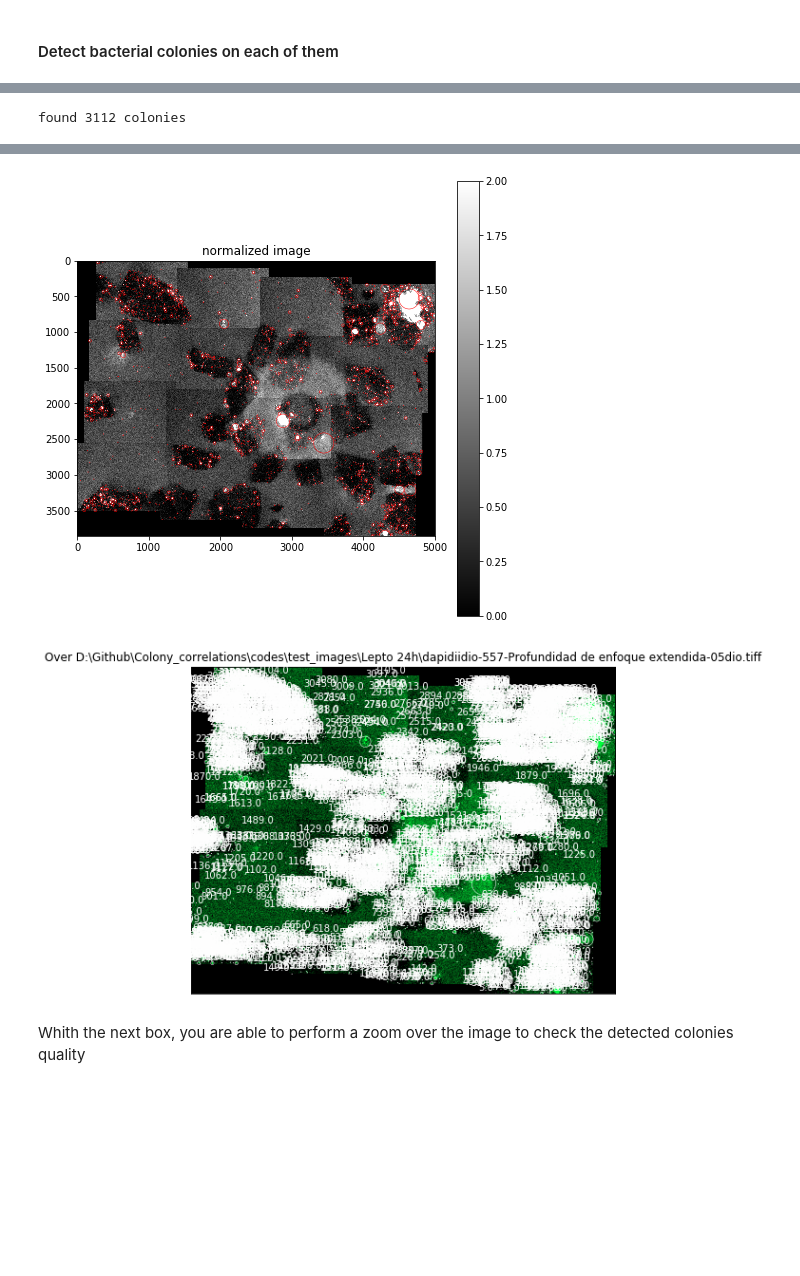
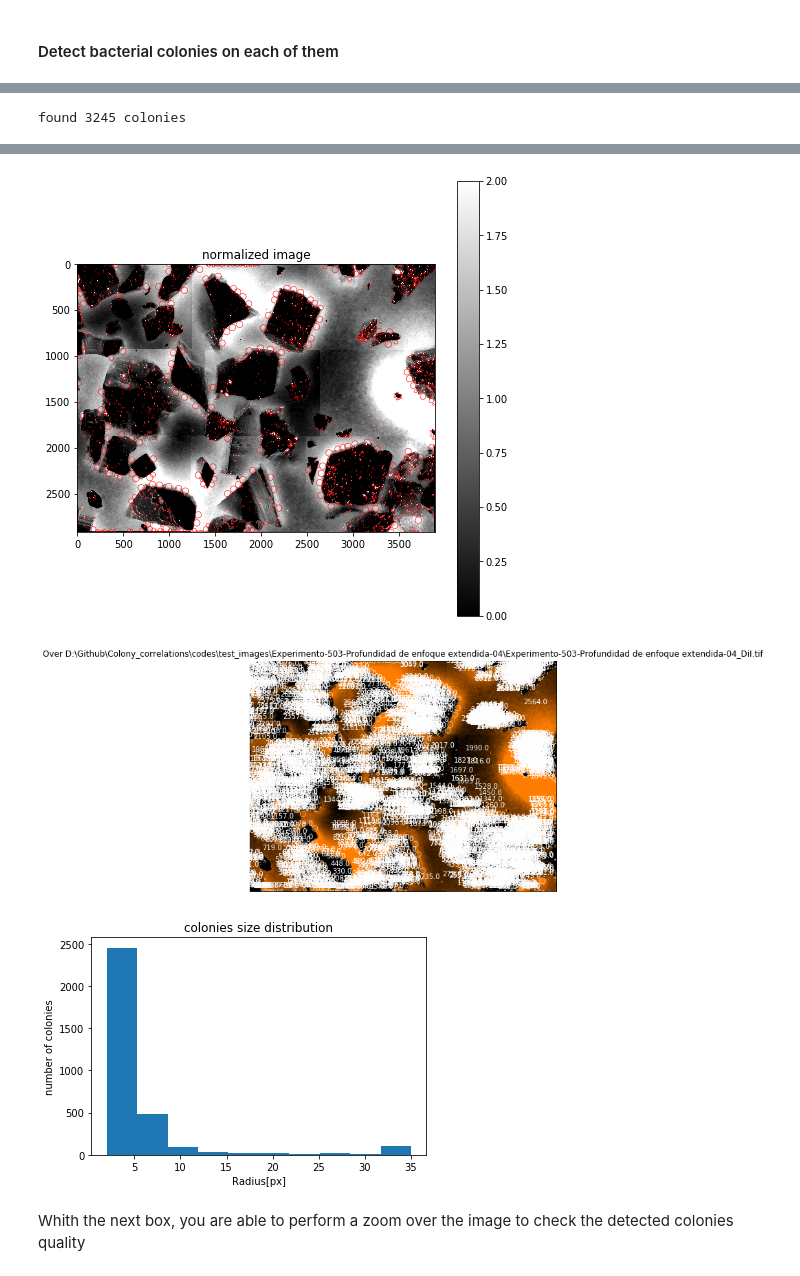
Before and after one commit to Prosimio/Colony_correlations, a Jupyter notebook: codes/image_data_extraction.ipynb, the cells around one changed output, grey strips where cells are left out. Drawn from its saved outputs; the diff is of its cells as text; code cells hidden in the pictures; blank space fills up the shorter version.

```diff
--- a/codes/image_data_extraction.ipynb
+++ b/codes/image_data_extraction.ipynb
@@ -20,8 +20,8 @@ from scipy import ndimage
 ### Load Images
 # %%
 ## Fill this two variables accord the files of interest
-im_extension = 'tiff'
-nested_folder = 'test_images/Lepto 24h/'
+im_extension = 'tif'
+nested_folder = 'test_images/Experimento-503-Profundidad de enfoque extendida-04/'
 # %%
 fpath = os.path.abspath(nested_folder)
 
@@ -80,7 +78,9 @@ sigma_lim = {}
 # %%
 #Fill this two variables to set the filter properties
-im_num = 4
+im_num = 3
 filter_sigma[im_num] = 0.5
+
+print('working on "' + im_data['name'][im_num].split("\\")[-1]+ '"')
 
 #### apply the filter
 sImS[im_num],sImSall[im_num] = smooth_data(im_data,filter_sigma[im_num],im_num)
@@ -88,0 +112,9 @@ sImS[im_num],sImSall[im_num] = smooth_data(im_data,filter_sigma[im_num],im_num)
+# %%
+# assign the stimated radius value in pixel units
+
+Rmin = 2   # --> this should be estimated based on microscope resolution and bacterial size
+Rmax = 35
+
+#perform the sigma limits computation:
+sigma_lim[im_num] = [Rmin/(2**0.5),Rmax/(2**0.5)]
+print('sigma limits are: ' + str(sigma_lim[im_num]))
@@ -89,9 +142,5 @@ sImS[im_num],sImSall[im_num] = smooth_data(im_data,filter_sigma[im_num],im_num)
 # %%
-## Fill this two parameters to define the colony identification
-threshold[im_num]=0.35
-sigma_lim[im_num] = [2,100]
-
-## Fill this two parameters only if you want to use a smaller region of the image
+## Fill this two parameters only if you want to use a smaller region of the image (it's useful to verify the correct parameter choise)
 x_lim = [0,-1]
 y_lim = [0,-1]
 
@@ -101,4 +150,4 @@ y_lim = [0,-1]
 
 detected[im_num]=colony_blobs_id(sImSall[im_num], threshold[im_num], fnames[im_num], sigma_lim[im_num])#, xlim=x_lim, ylim=y_lim)
 # %% [output]
-found 3112 colonies
+found 3245 colonies
@@ -106,5 +155,6 @@ found 3112 colonies
-[figure, old version]
+[figure, new version]
-[figure, old version]
+[figure, new version]
+[figure, added]
 # %% [markdown]
 Whith the next box, you are able to perform a zoom over the image to check the detected colonies quality
 # %%
```
Also changed, not shown: parts of 38 cells of this notebook.
